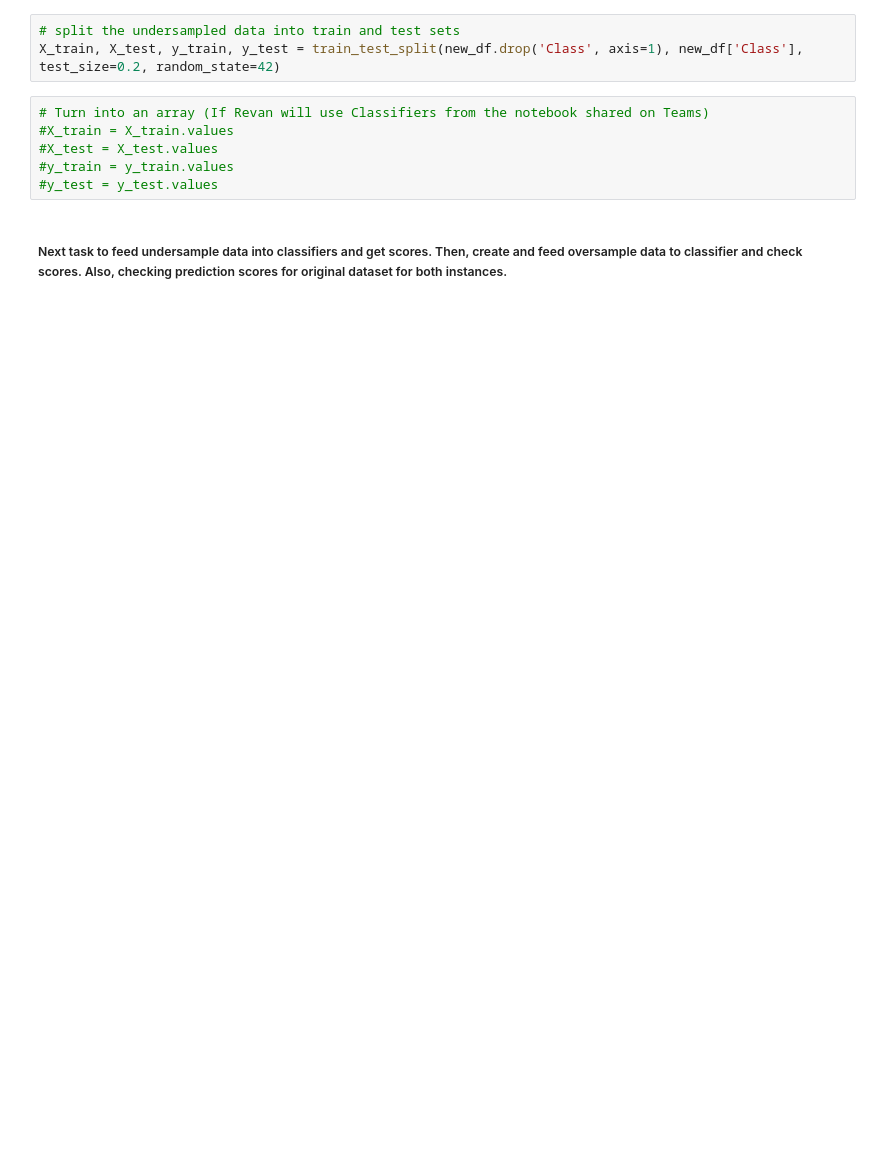
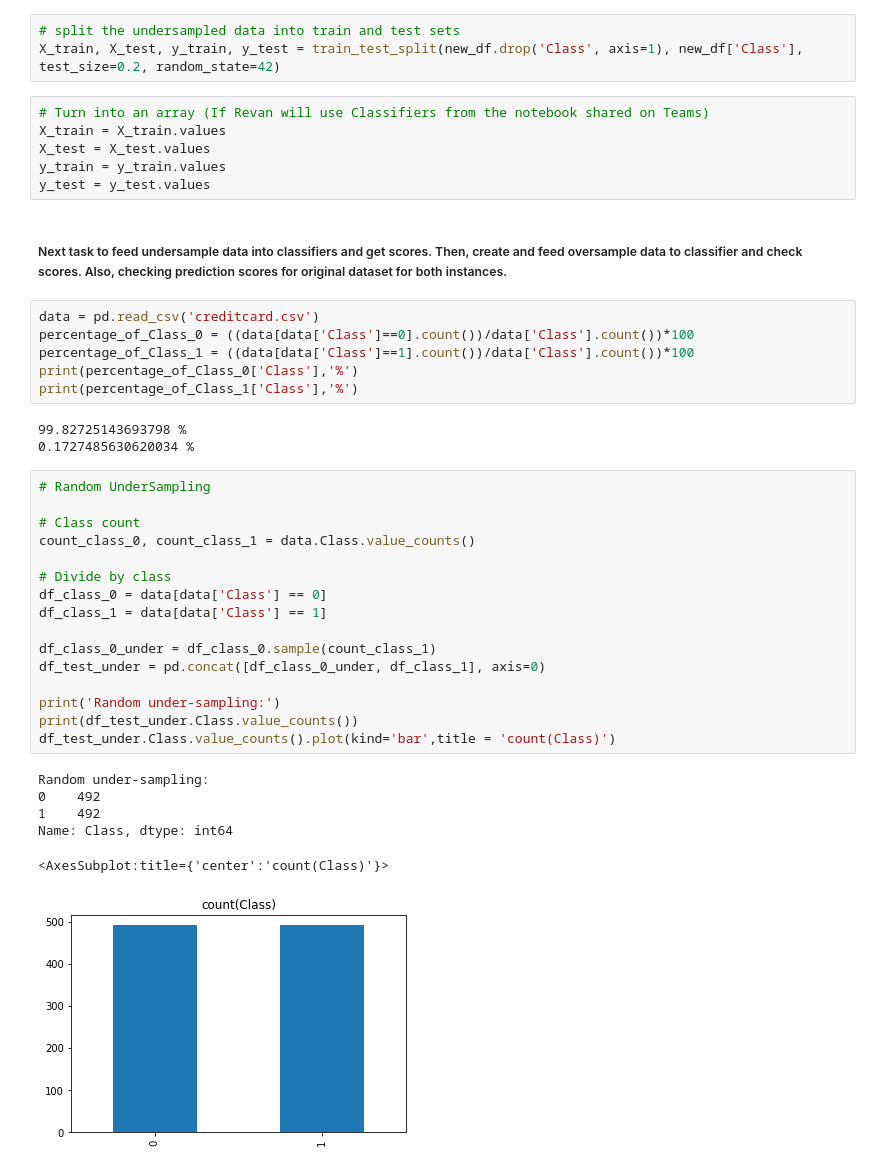
Before and after one commit to joness02/Credit-Card-Fraud-Detection-Kaggle-Challenge, a Jupyter notebook: Credit Card Fraud.ipynb, the cells around one changed output. Drawn from its saved outputs; the diff is of its cells as text; blank space fills up the shorter version.

```diff
--- a/Credit Card Fraud.ipynb
+++ b/Credit Card Fraud.ipynb
@@ -355,9 +355,41 @@ original_Xtrain, original_Xtest, original_ytrain, original_ytest = train_test_sp
 X_train, X_test, y_train, y_test = train_test_split(new_df.drop('Class', axis=1), new_df['Class'], test_size=0.2, random_state=42)
 # %%
 # Turn into an array (If Revan will use Classifiers from the notebook shared on Teams)
-#X_train = X_train.values
-#X_test = X_test.values
-#y_train = y_train.values
-#y_test = y_test.values
+X_train = X_train.values
+X_test = X_test.values
+y_train = y_train.values
+y_test = y_test.values
 # %% [markdown]
 ##### Next task to feed undersample data into classifiers and get scores. Then, create and feed oversample data to classifier and check scores. Also, checking prediction scores for original dataset for both instances.
+# %%
+data = pd.read_csv('creditcard.csv')
+percentage_of_Class_0 = ((data[data['Class']==0].count())/data['Class'].count())*100
+percentage_of_Class_1 = ((data[data['Class']==1].count())/data['Class'].count())*100
+print(percentage_of_Class_0['Class'],'%')
+print(percentage_of_Class_1['Class'],'%')
+# %% [output]
+99.82725143693798 %
+0.1727485630620034 %
+# %%
+# Random UnderSampling
+
+# Class count
+count_class_0, count_class_1 = data.Class.value_counts()
+
+# Divide by class
+df_class_0 = data[data['Class'] == 0]
+df_class_1 = data[data['Class'] == 1]
+
+df_class_0_under = df_class_0.sample(count_class_1)
+df_test_under = pd.concat([df_class_0_under, df_class_1], axis=0)
+
+print('Random under-sampling:')
+print(df_test_under.Class.value_counts())
+df_test_under.Class.value_counts().plot(kind='bar',title = 'count(Class)')
+# %% [output]
+Random under-sampling:
+0    492
+1    492
+Name: Class, dtype: int64
+<AxesSubplot:title={'center':'count(Class)'}>
+[figure, added]
```
Also changed, not shown: parts of 9 cells of this notebook.
